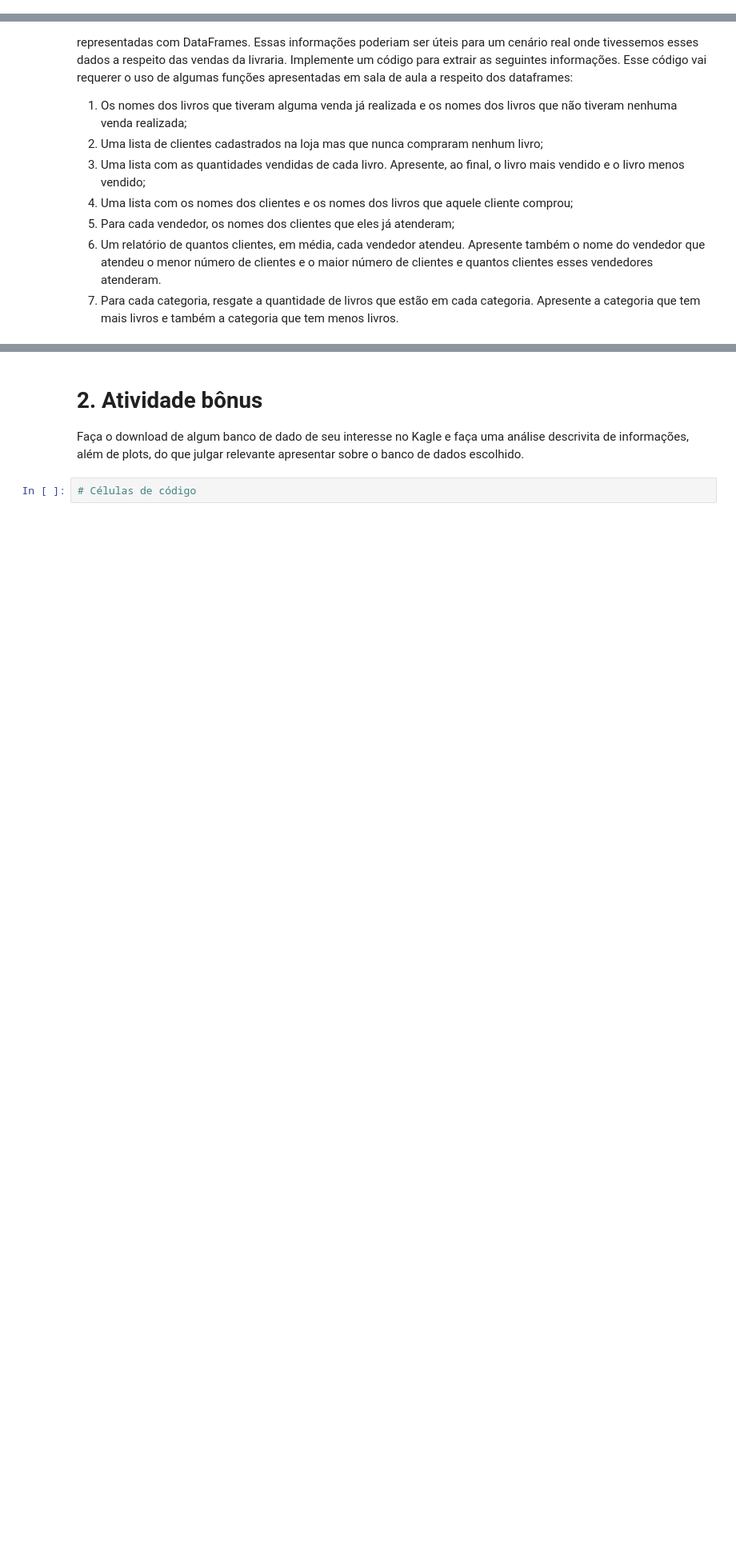
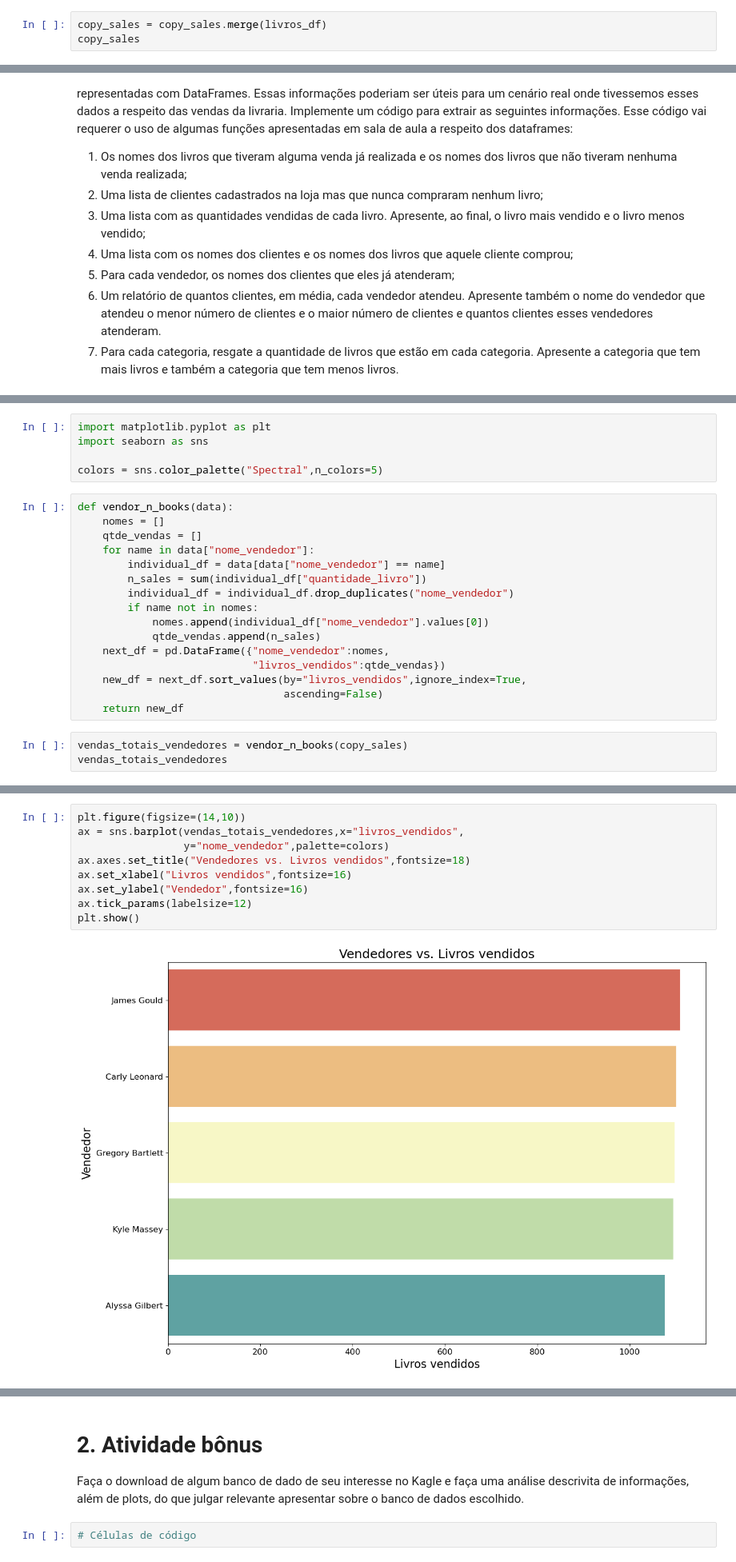
Before and after one commit to n3vrmr/data_studies, a Jupyter notebook: notebooks/1_python .ipynb, the cells around one changed output, grey strips where cells are left out. Shown: that part at 80% size. Saved outputs shown, nothing was run; the diff lists cells and outputs as text; blank space fills up the shorter version.

```diff
--- a/notebooks/1_python .ipynb
+++ b/notebooks/1_python .ipynb
@@ -254,0 +328,3 @@ copy_books.merge(categoria_df)
+# %%
+copy_sales = copy_sales.merge(livros_df)
+copy_sales
@@ -294,0 +687,24 @@ Implemente os códigos que exibem os items a seguir:
+# %%
+import matplotlib.pyplot as plt
+import seaborn as sns
+
+colors = sns.color_palette("Spectral",n_colors=5)
+# %%
+def vendor_n_books(data):
+    nomes = []
+    qtde_vendas = []
+    for name in data["nome_vendedor"]:
+        individual_df = data[data["nome_vendedor"] == name]
+        n_sales = sum(individual_df["quantidade_livro"])
+        individual_df = individual_df.drop_duplicates("nome_vendedor")
+        if name not in nomes:
+            nomes.append(individual_df["nome_vendedor"].values[0])
+            qtde_vendas.append(n_sales)
+    next_df = pd.DataFrame({"nome_vendedor":nomes,
+                            "livros_vendidos":qtde_vendas})
+    new_df = next_df.sort_values(by="livros_vendidos",ignore_index=True,
+                                 ascending=False)
+    return new_df
+# %%
+vendas_totais_vendedores = vendor_n_books(copy_sales)
+vendas_totais_vendedores
@@ -294,0 +718,11 @@ Implemente os códigos que exibem os items a seguir:
+# %%
+plt.figure(figsize=(14,10))
+ax = sns.barplot(vendas_totais_vendedores,x="livros_vendidos",
+                 y="nome_vendedor",palette=colors)
+ax.axes.set_title("Vendedores vs. Livros vendidos",fontsize=18)
+ax.set_xlabel("Livros vendidos",fontsize=16)
+ax.set_ylabel("Vendedor",fontsize=16)
+ax.tick_params(labelsize=12)
+plt.show()
+# %% [output]
+[figure, added]
```
Also changed, not shown: parts of 68 cells of this notebook.
